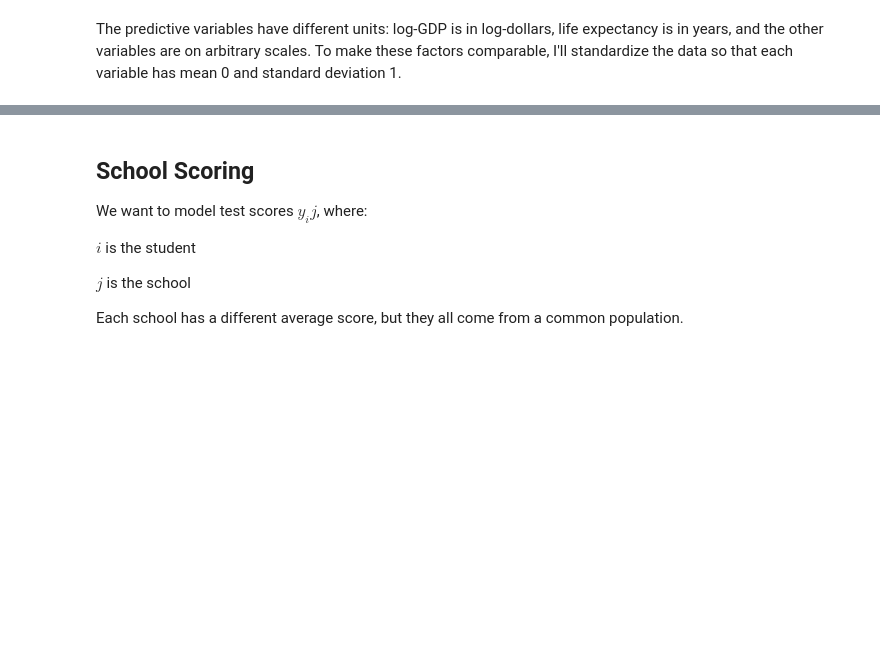
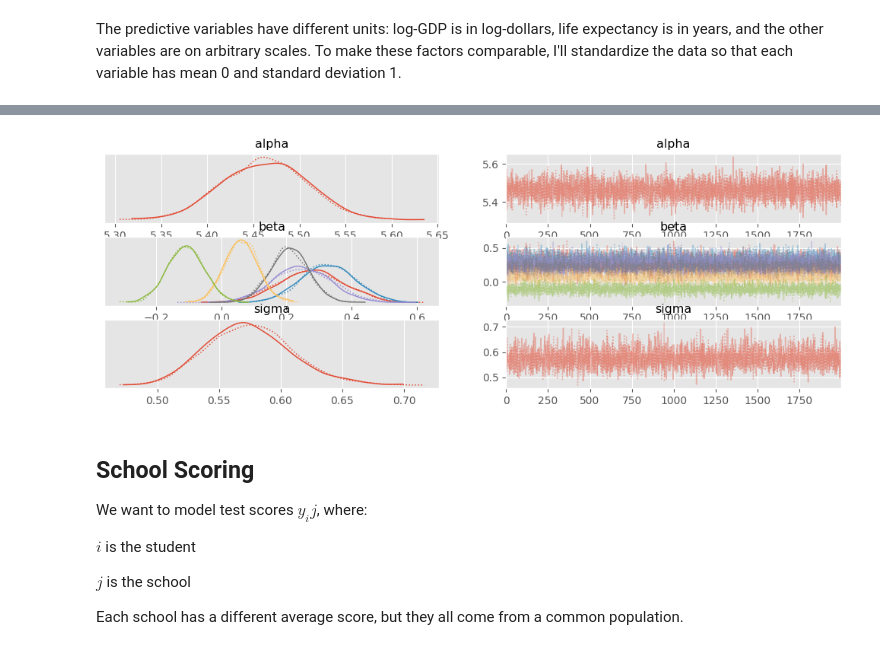
Before and after one commit to rogeranyor/BayesianInferenceUB25, a Jupyter notebook: notebooks/Session 11 - 01 Examples - Simple Examples_wo_solutions.ipynb, the cells around one changed output, grey strips where cells are left out. Drawn from its saved outputs; the diff is of its cells as text; code cells hidden in the pictures; blank space fills up the shorter version.

```diff
--- a/notebooks/Session 11 - 01 Examples - Simple Examples_wo_solutions.ipynb
+++ b/notebooks/Session 11 - 01 Examples - Simple Examples_wo_solutions.ipynb
@@ -123,3 +123,7 @@ subset.head(3)
 # %% [markdown]
 The predictive variables have different units: log-GDP is in log-dollars, life expectancy is in years, and the other variables are on arbitrary scales.
 To make these factors comparable, I'll standardize the data so that each variable has mean 0 and standard deviation 1.
+# %%
+subset_standerized = subset - subset.mean()
+subset_standerized = subset_standerized / subset.std()
+subset_standerized.head(3)
@@ -125,0 +135,19 @@ To make these factors comparable, I'll standardize the data so that each variabl
+# %%
+predictors = columns[1:]
+# %%
+import pymc as pm
+import numpy as np
+
+with pm.Model() as hapiness_regression:
+    predictors = columns[1:]
+    n_predictors = len(predictors)
+    n_samples = len(subset_standerized)
+    # Priors
+    beta = pm.Normal('beta', mu=0, sigma=1, shape=n_predictors)
+    alpha = pm.Normal('alpha', mu=0, sigma=1)
+    sigma = pm.HalfNormal('sigma', sigma=1)
+    # Likelihood
+    mu = alpha + pm.math.dot(subset_standerized[predictors], beta)
+    y = pm.Normal('y', mu=mu, sigma=sigma, observed=subset['Ladder score'])
+    # Posterior
+    trace = pm.sample(2000, tune=1000, chains=2, cores=2, return_inferencedata=True)
@@ -126,3 +168,8 @@ To make these factors comparable, I'll standardize the data so that each variabl
+# %%
+az.plot_trace(trace, var_names=["alpha", "beta", "sigma"], figsize=(12.5, 4))
+plt.show()
+# %% [output]
+[figure, added]
 # %% [markdown]
 ## School Scoring
 
```
Also changed, not shown: parts of 8 cells of this notebook, 2 other files.
